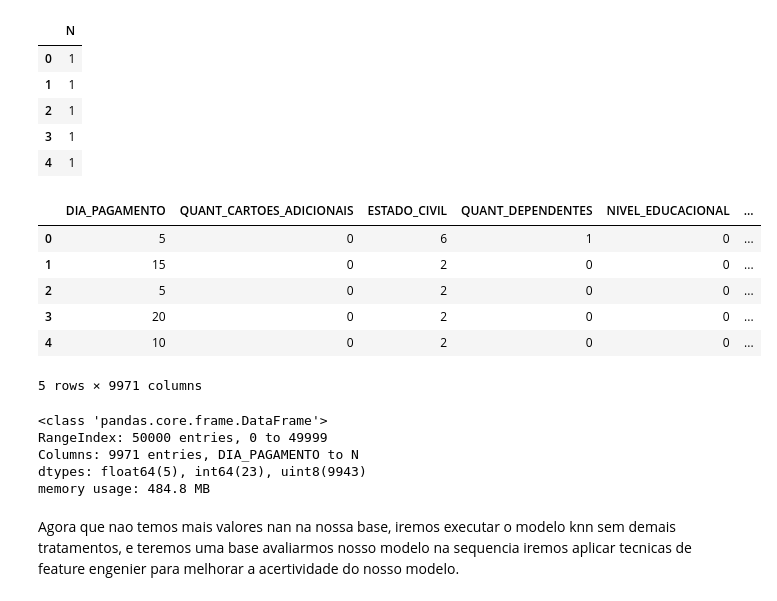
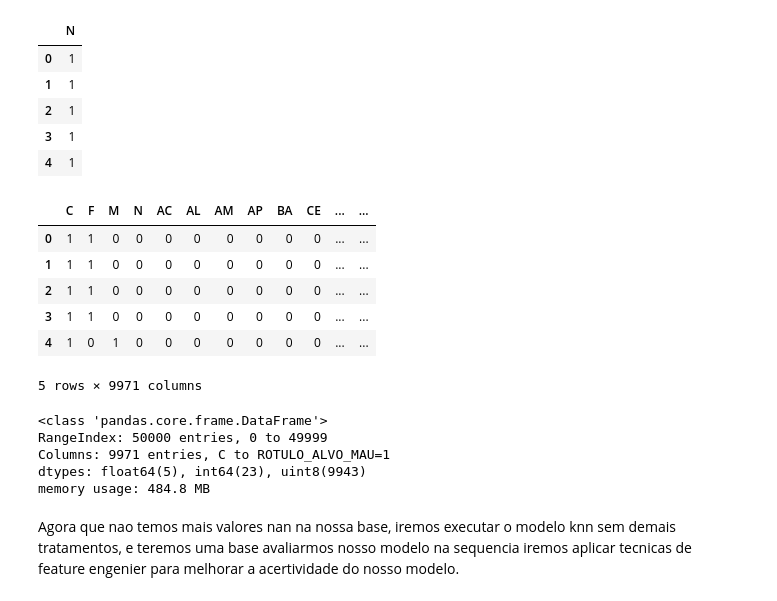
Before and after one commit to RodrigodeFeo/8DTS, a Jupyter notebook: FE_Trabalho_Integrado_RM351578.ipynb, the cells around one changed output. Drawn from its saved outputs; the diff is of its cells as text; code cells hidden in the pictures.

```diff
--- a/FE_Trabalho_Integrado_RM351578.ipynb
+++ b/FE_Trabalho_Integrado_RM351578.ipynb
@@ -525,22 +521,22 @@ df_clientes_rev = df_clientes_rev.drop(['FLAG_TELEFONE_MOVEL'],axis=1)
 df_clientes_rev = df_clientes_rev.drop(['FLAG_REGISTRO_ACSP'],axis=1)
 # %%
 #Agora vamos concatenar as dummies
-df_clientes_rev_dmy = pd.concat([df_clientes_rev,tpfunc,sex,estado,cidade,flagtelmovel,flagregacsp],axis = 1)
+df_clientes_rev_dmy = pd.concat([tpfunc,sex,estado,cidade,flagtelmovel,flagregacsp,df_clientes_rev],axis = 1)
 df_clientes_rev_dmy.head()
 # %% [output]
-|  | DIA_PAGAMENTO | QUANT_CARTOES_ADICIONAIS | ESTADO_CIVIL | QUANT_DEPENDENTES | NIVEL_EDUCACIONAL | ... |
-| 0 | 5 | 0 | 6 | 1 | 0 | ... |
-| 1 | 15 | 0 | 2 | 0 | 0 | ... |
-| 2 | 5 | 0 | 2 | 0 | 0 | ... |
-| 3 | 20 | 0 | 2 | 0 | 0 | ... |
-| 4 | 10 | 0 | 2 | 0 | 0 | ... |
+|  | C | F | M | N | AC | AL | AM | AP | BA | CE | ... | ... |
+| 0 | 1 | 1 | 0 | 0 | 0 | 0 | 0 | 0 | 0 | 0 | ... | ... |
+| 1 | 1 | 1 | 0 | 0 | 0 | 0 | 0 | 0 | 0 | 0 | ... | ... |
+| 2 | 1 | 1 | 0 | 0 | 0 | 0 | 0 | 0 | 0 | 0 | ... | ... |
+| 3 | 1 | 1 | 0 | 0 | 0 | 0 | 0 | 0 | 0 | 0 | ... | ... |
+| 4 | 1 | 0 | 1 | 0 | 0 | 0 | 0 | 0 | 0 | 0 | ... | ... |
 5 rows × 9971 columns
 # %%
 df_clientes_rev_dmy.info()
 # %% [output]
 <class 'pandas.core.frame.DataFrame'>
 RangeIndex: 50000 entries, 0 to 49999
-Columns: 9971 entries, DIA_PAGAMENTO to N
+Columns: 9971 entries, C to ROTULO_ALVO_MAU=1
 dtypes: float64(5), int64(23), uint8(9943)
 memory usage: 484.8 MB
 # %% [markdown]
```
Also changed, not shown: parts of 17 cells of this notebook.
